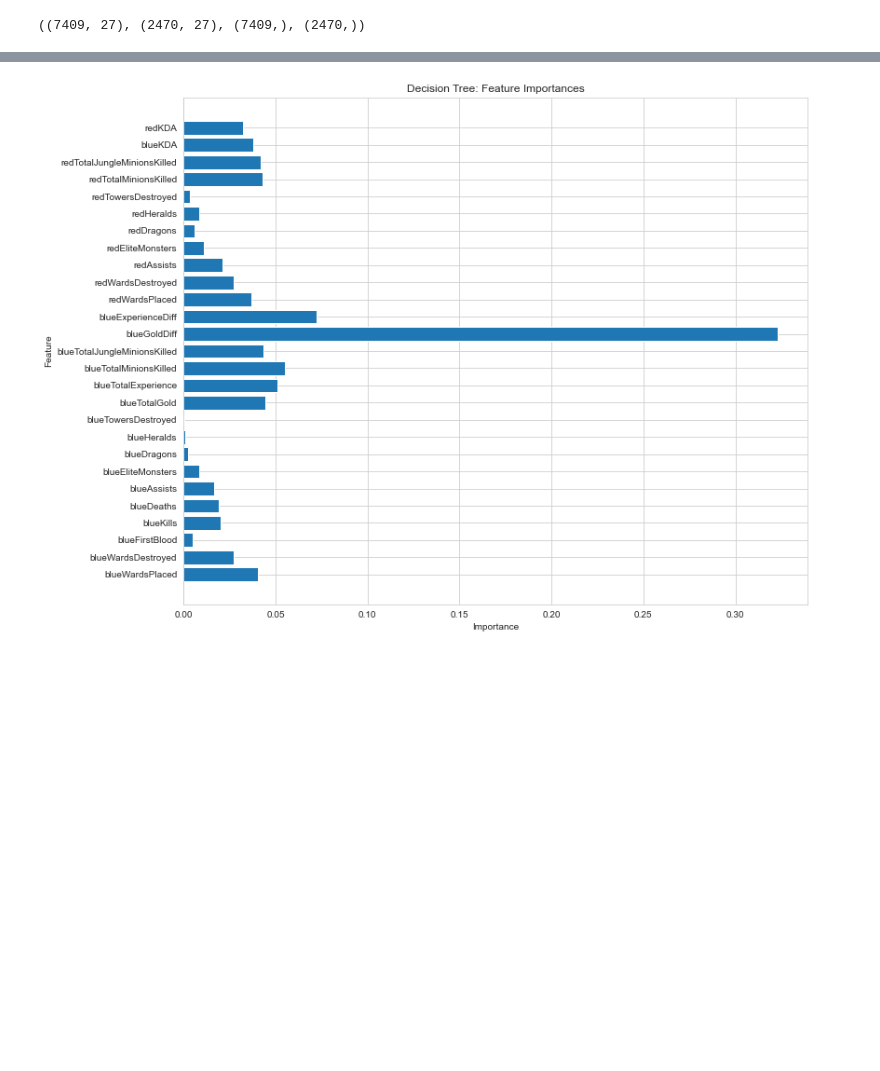
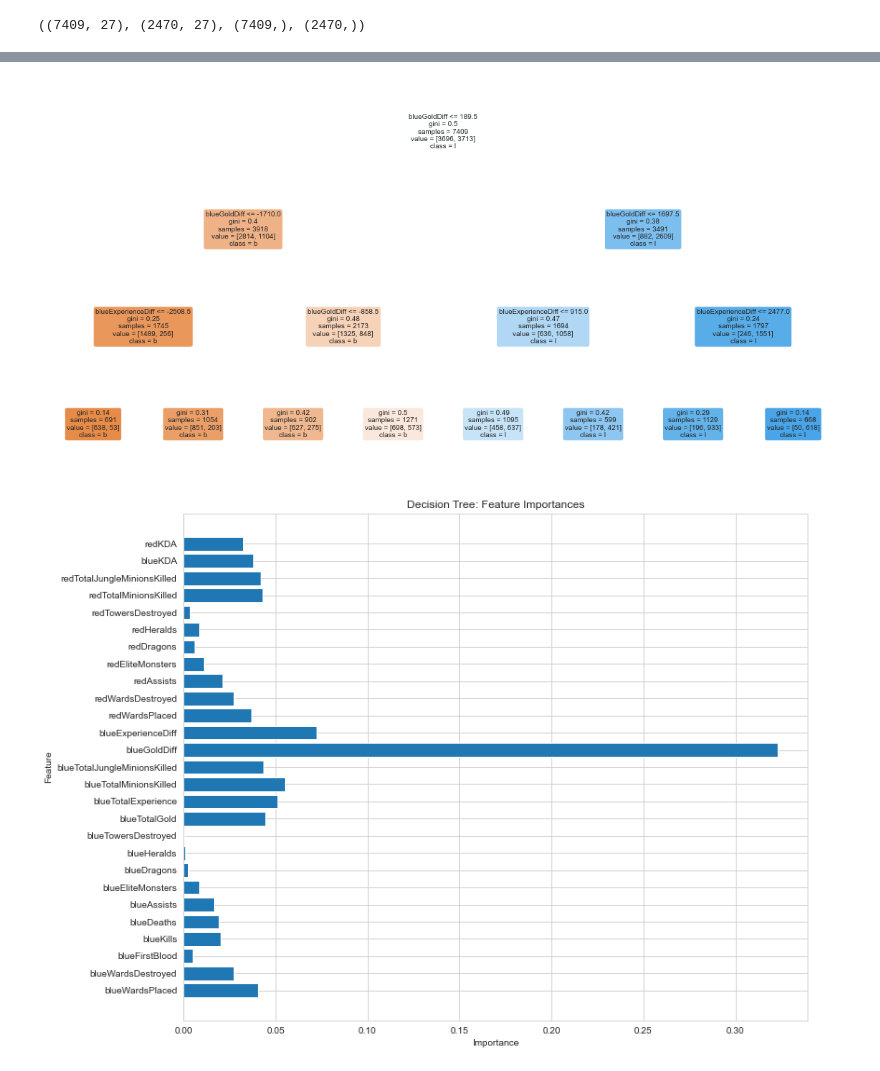
Before and after one commit to ewehmueller/lol-classification, a Jupyter notebook: league-analysis.ipynb, the cells around one changed output, grey strips where cells are left out. Drawn from its saved outputs; the diff is of its cells as text; code cells hidden in the pictures; blank space fills up the shorter version.

```diff
--- a/league-analysis.ipynb
+++ b/league-analysis.ipynb
@@ -332,3 +312,9 @@ weighted avg       0.62      0.62      0.62      2470
+# %%
+plt.figure(figsize=(20,10))
+myplot = plot_tree(dtc, feature_names=X_dtc.columns, class_names = 'blueWins',
+                   rounded =True, proportion=False, precision = 2, filled=True)
+# %% [output]
+[figure, added]
 # %%
 sns.set_style("whitegrid")
 
```
Also changed, not shown: parts of 8 cells of this notebook.
